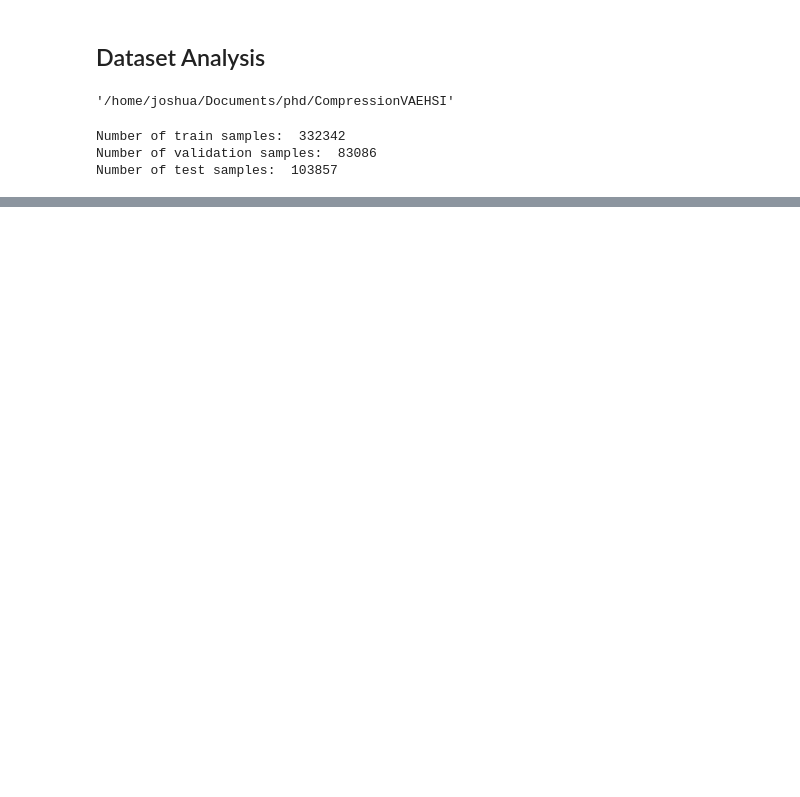
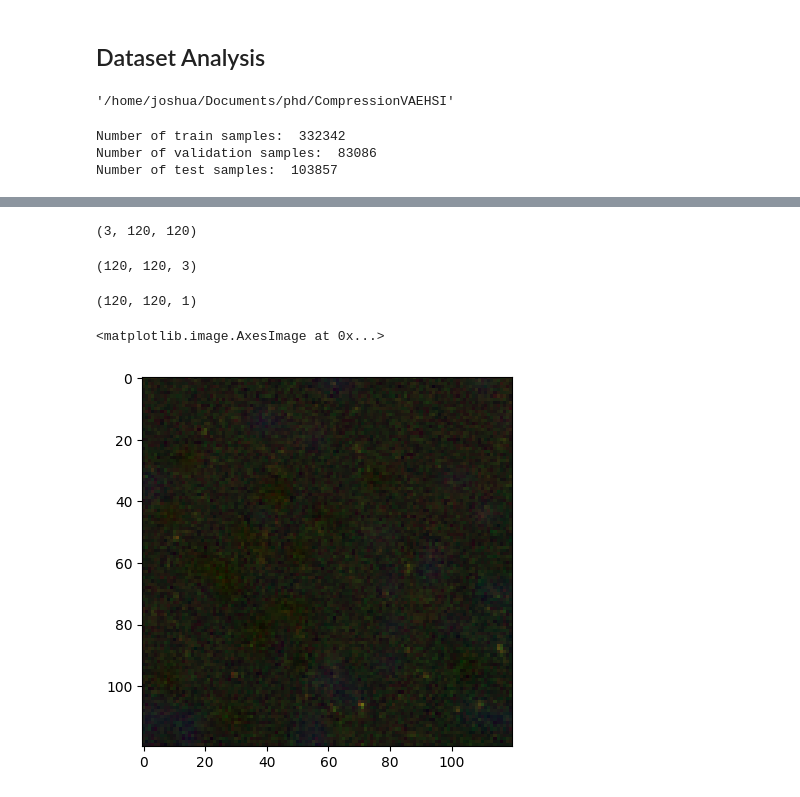
Before and after one commit to joshuadarecullen/CompressionVAEHSI, a Jupyter notebook: notebooks/Data_Analysis.ipynb, the cells around one changed output, grey strips where cells are left out. Drawn from its saved outputs; the diff is of its cells as text; code cells hidden in the pictures; blank space fills up the shorter version.

```diff
--- a/notebooks/Data_Analysis.ipynb
+++ b/notebooks/Data_Analysis.ipynb
@@ -88,0 +71,15 @@ for idx in [0, 12, 311, 776, 44]:
+# %%
+ds = dm.val_dataloader().dataset
+orig_img = ds[0]['image'].numpy()[2:5,:,:]
+orig_img.shape
+# %% [output]
+(3, 120, 120)
+# %%
+for band in range(len(orig_img)):
+    # normalize based on min/max pixel values to clamp ranges in [0, 1]
+    orig_img[band, ...] = (orig_img[band, ...] - np.min(orig_img[band, ...])) / np.max(orig_img[band, ...])
+# %%
+img = np.moveaxis(orig_img, 0, 2) # switchs from [14,120,120] to [120,120,14]
+img.shape
+# %% [output]
+(120, 120, 3)
@@ -88,0 +88,11 @@ for idx in [0, 12, 311, 776, 44]:
+# %%
+brg_img.shape
+# %% [output]
+(120, 120, 1)
+# %%
+rgb_img = img[:,:,::-1]
+# %%
+plt.imshow(rgb_img)
+# %% [output]
+<matplotlib.image.AxesImage at 0x...>
+[figure, added]
```
Also changed, not shown: parts of 9 cells of this notebook, 10 other files.
